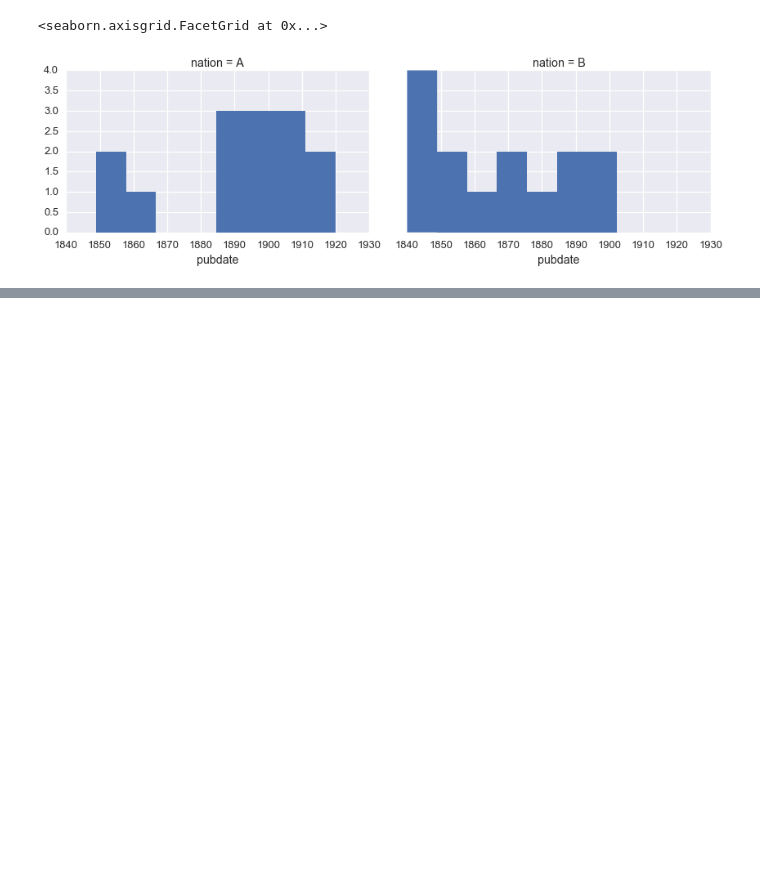
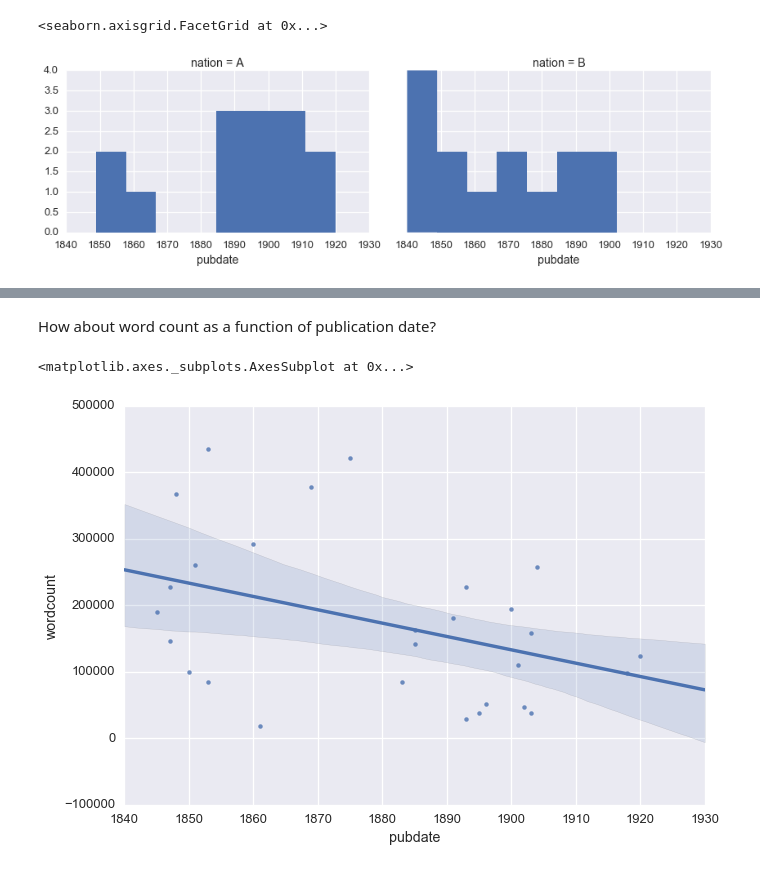
Before and after one commit to wilkens/edinburgh-masterclass, a Jupyter notebook: Notebooks/01 Stats and Computing Basics.ipynb, the cells around one changed output, grey strips where cells are left out. Saved outputs shown, nothing was run; the diff lists cells and outputs as text; code cells hidden in the pictures; blank space fills up the shorter version.

```diff
--- a/Notebooks/01 Stats and Computing Basics.ipynb
+++ b/Notebooks/01 Stats and Computing Basics.ipynb
@@ -578,0 +699,7 @@ stats.describe()
+# %% [markdown]
+How about word count as a function of publication date?
+# %%
+sns.regplot('pubdate', 'wordcount', books)
+# %% [output]
+<matplotlib.axes._subplots.AxesSubplot at 0x...>
+[figure, added]
```
Also changed, not shown: parts of 47 cells of this notebook, 1 other file.
